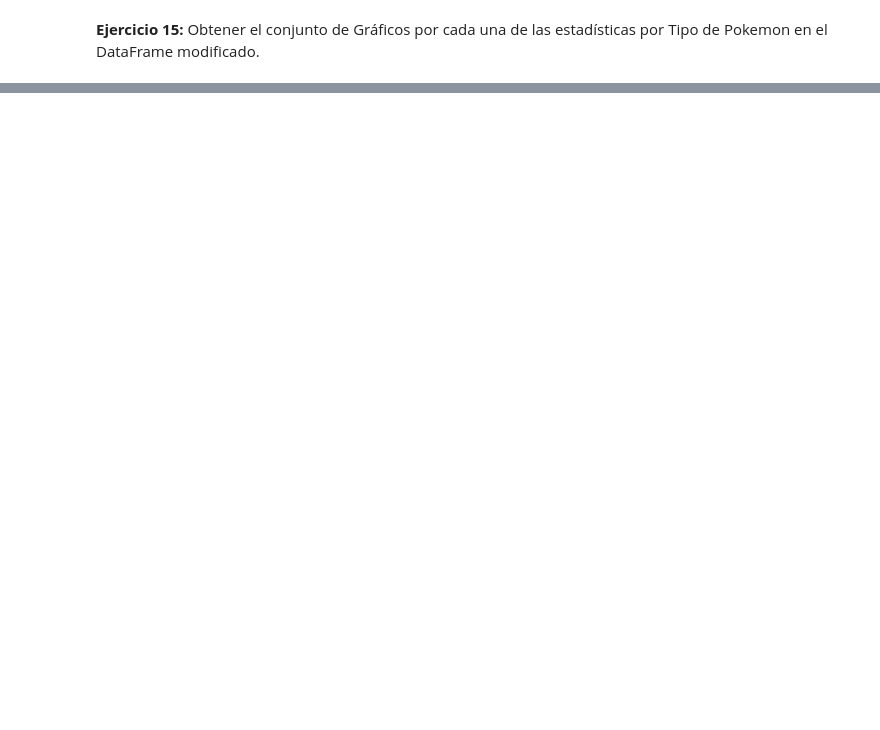
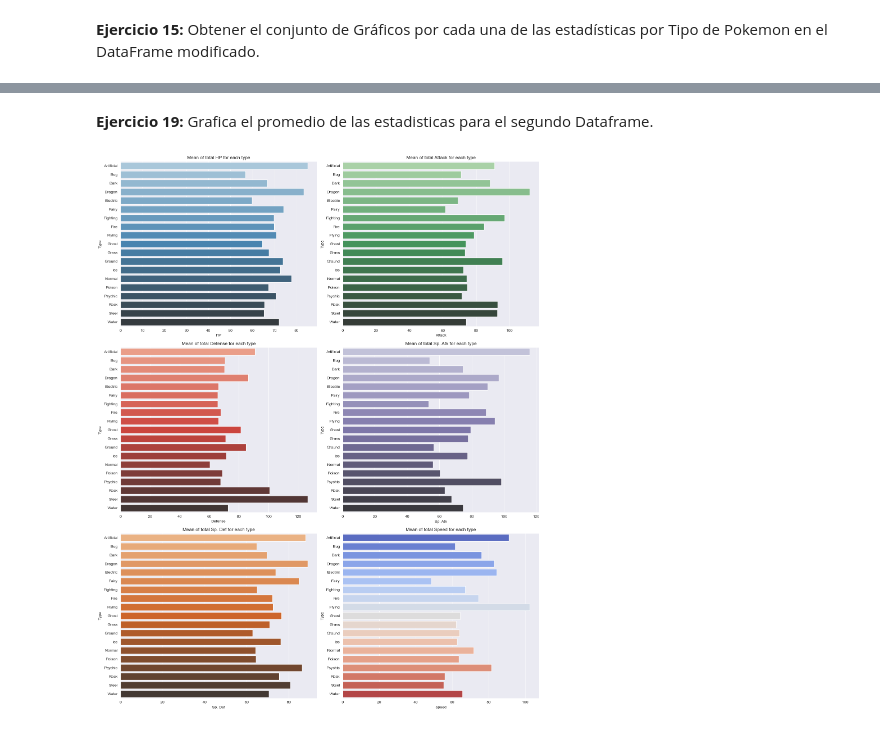
Before and after one commit to Jon-ram/ECBD_9B_PRACTICAS_230410, a Jupyter notebook: practica_05/Practica5.ipynb, the cells around one changed output, grey strips where cells are left out. Saved outputs shown, nothing was run; the diff lists cells and outputs as text; code cells hidden in the pictures; blank space fills up the shorter version.

Commit message:
Ejercicios
puntos del 24 al 31

```diff
--- a/practica_05/Practica5.ipynb
+++ b/practica_05/Practica5.ipynb
@@ -725,0 +919,35 @@ plt.show()
+# %% [markdown]
+**Ejercicio 19:** Grafica el promedio de las estadisticas para el segundo Dataframe.
+# %%
+plt.figure(figsize=(16, 20))
+k = 1
+m = 0
+
+palette = [
+    "Blues_d",
+    "Greens_d",
+    "Reds_d",
+    "Purples_d",
+    "Oranges_d",
+    "coolwarm",
+]
+
+for i in stats:
+    plt.subplot(3, 2, k)
+    k = k + 1
+    sns.barplot(
+        x=mi_df[i],
+        y=mi_df.index,
+        hue=mi_df.index,
+        palette=palette[m],
+        legend=False,
+        dodge=False,
+    )
+    m = m + 1
+    plt.title('Mean of total ' + i + ' for each type')
+    plt.xlabel(i)
+
+plt.tight_layout()
+plt.show()
+# %% [output]
+[figure, added]
```
Also changed, not shown: parts of 26 cells of this notebook.
